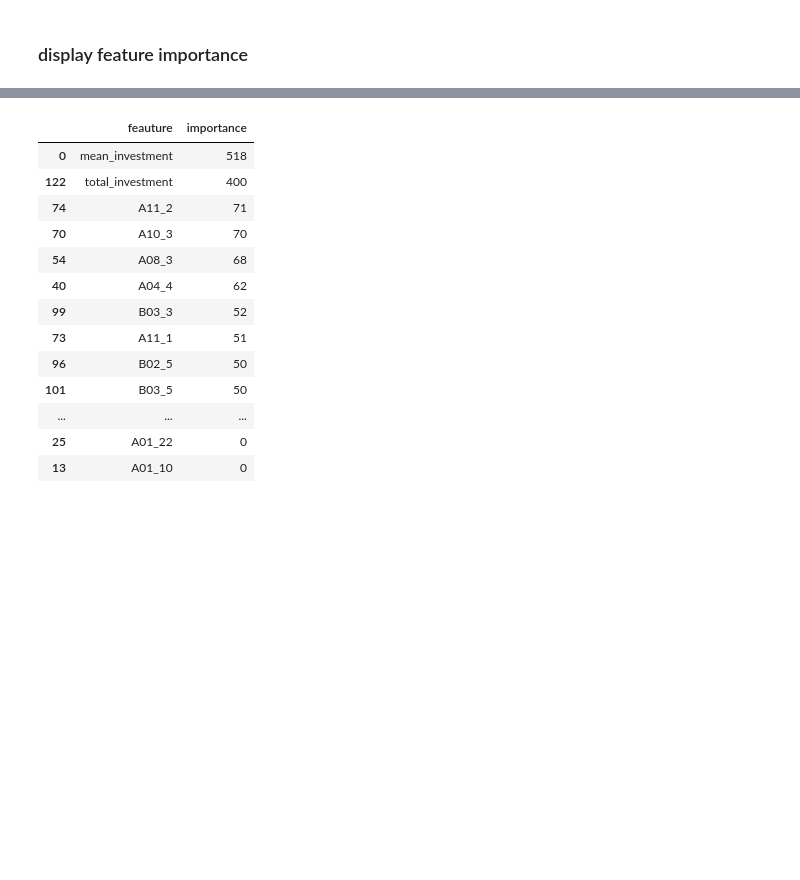
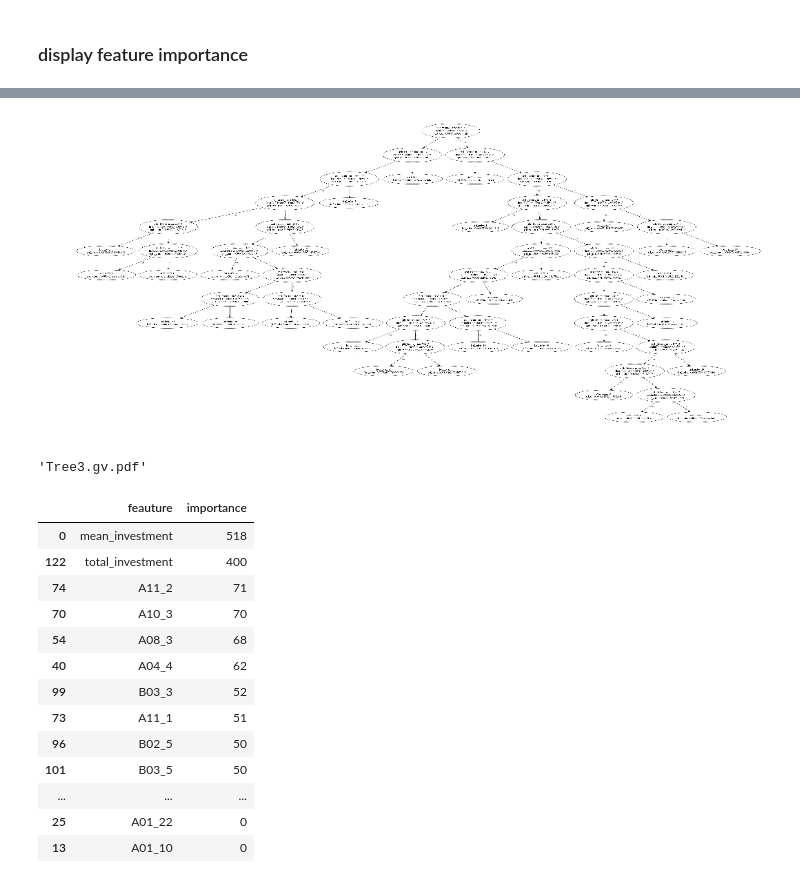
Before and after one commit to thtang/Fintech-Text-Mining-and-Machine-Learning, a Jupyter notebook: final/prediction.ipynb, the cells around one changed output, grey strips where cells are left out. Drawn from its saved outputs; the diff is of its cells as text; code cells hidden in the pictures; blank space fills up the shorter version.

```diff
--- a/final/prediction.ipynb
+++ b/final/prediction.ipynb
@@ -336,3 +294,14 @@ plt.show()
+# %%
+tree_index=3
+lgb.plot_tree(lgb_reg, tree_index=tree_index, figsize=(20, 8), show_info=['split_gain'])
+plt.show()
+# %% [output]
+[figure, added]
+# %%
+graph = lgb.create_tree_digraph(lgb_reg, tree_index=tree_index, name='Tree{}'.format(tree_index))
+graph.render(view=True)
+# %% [output]
+'Tree3.gv.pdf'
 # %%
 pd.DataFrame({"feauture":X.columns, "importance":lgb_reg.feature_importances_}).sort_values(["importance"], ascending=False)
 # %% [output]
```
Also changed, not shown: parts of 5 cells of this notebook, 2 other files.
